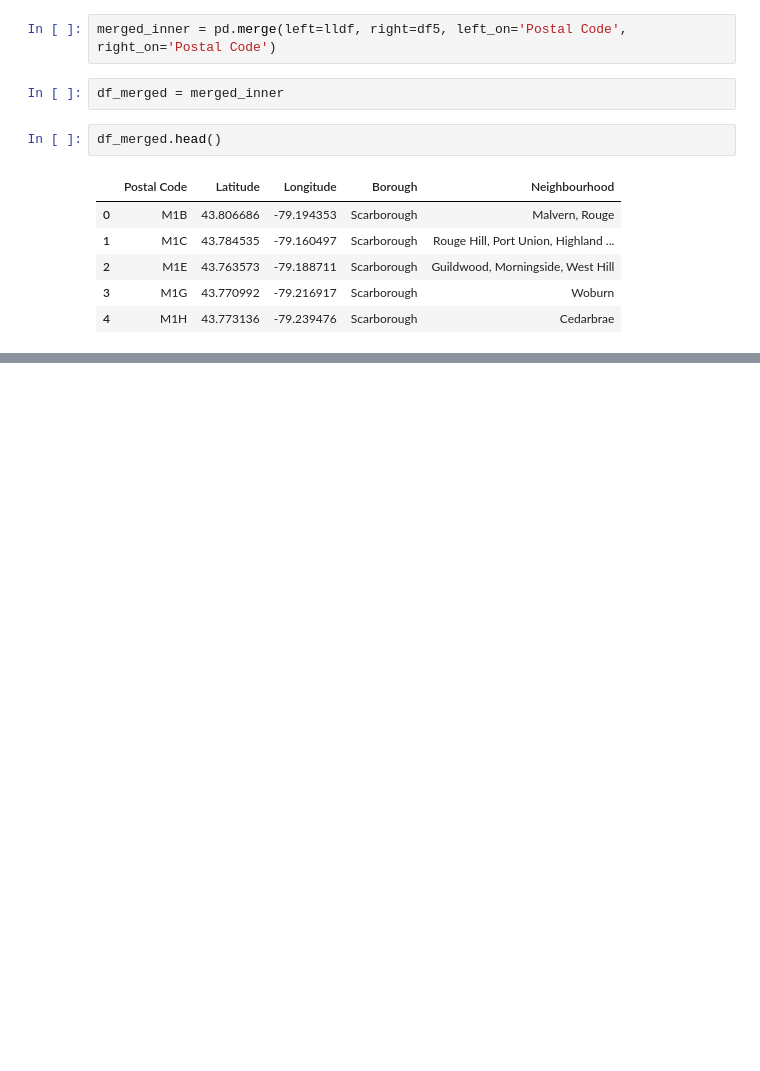
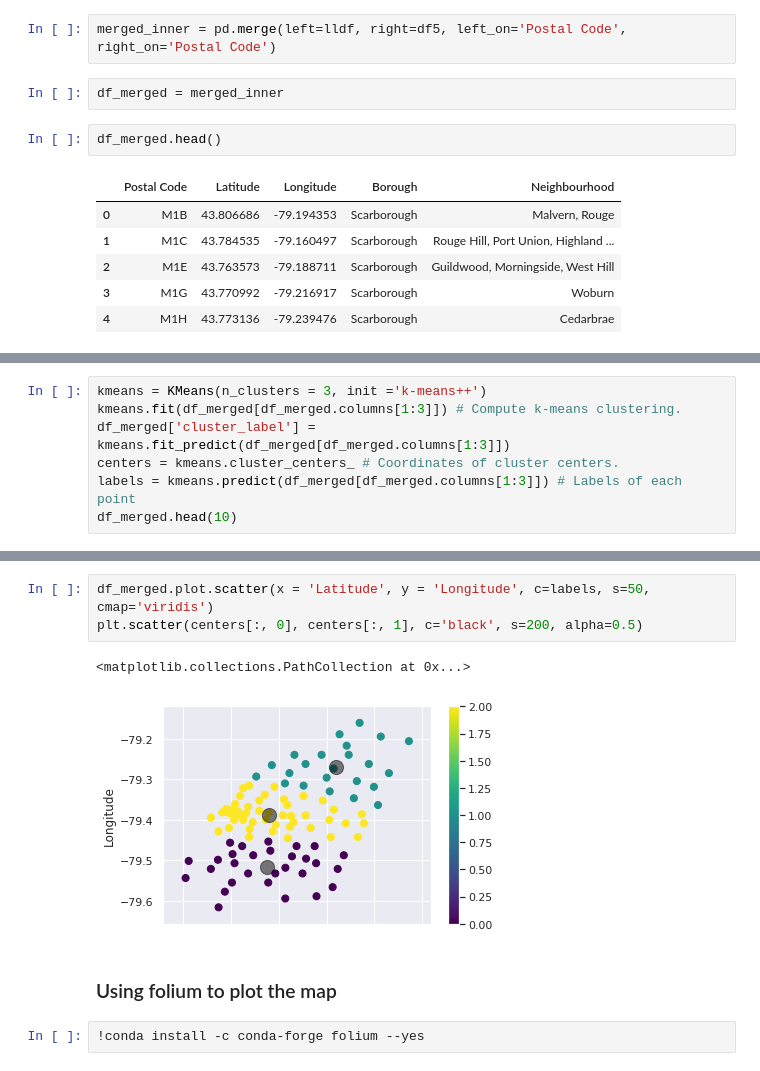
Before and after one commit to Aniruddh-Mallya/DS_ML, a Jupyter notebook: Toronto.ipynb, the cells around one changed output, grey strips where cells are left out. Cells and saved outputs as stored; diff of their text form; blank space fills up the shorter version.

```diff
--- a/Toronto.ipynb
+++ b/Toronto.ipynb
@@ -88,0 +118,7 @@ df_merged.head()
+# %%
+kmeans = KMeans(n_clusters = 3, init ='k-means++')
+kmeans.fit(df_merged[df_merged.columns[1:3]]) # Compute k-means clustering.
+df_merged['cluster_label'] = kmeans.fit_predict(df_merged[df_merged.columns[1:3]])
+centers = kmeans.cluster_centers_ # Coordinates of cluster centers.
+labels = kmeans.predict(df_merged[df_merged.columns[1:3]]) # Labels of each point
+df_merged.head(10)
@@ -88,0 +137,10 @@ df_merged.head()
+# %%
+df_merged.plot.scatter(x = 'Latitude', y = 'Longitude', c=labels, s=50, cmap='viridis')
+plt.scatter(centers[:, 0], centers[:, 1], c='black', s=200, alpha=0.5)
+# %% [output]
+<matplotlib.collections.PathCollection at 0x...>
+[figure, added]
+# %% [markdown]
+ ### Using folium to plot the map
+# %%
+!conda install -c conda-forge folium --yes
```
Also changed, not shown: parts of 11 cells of this notebook.
